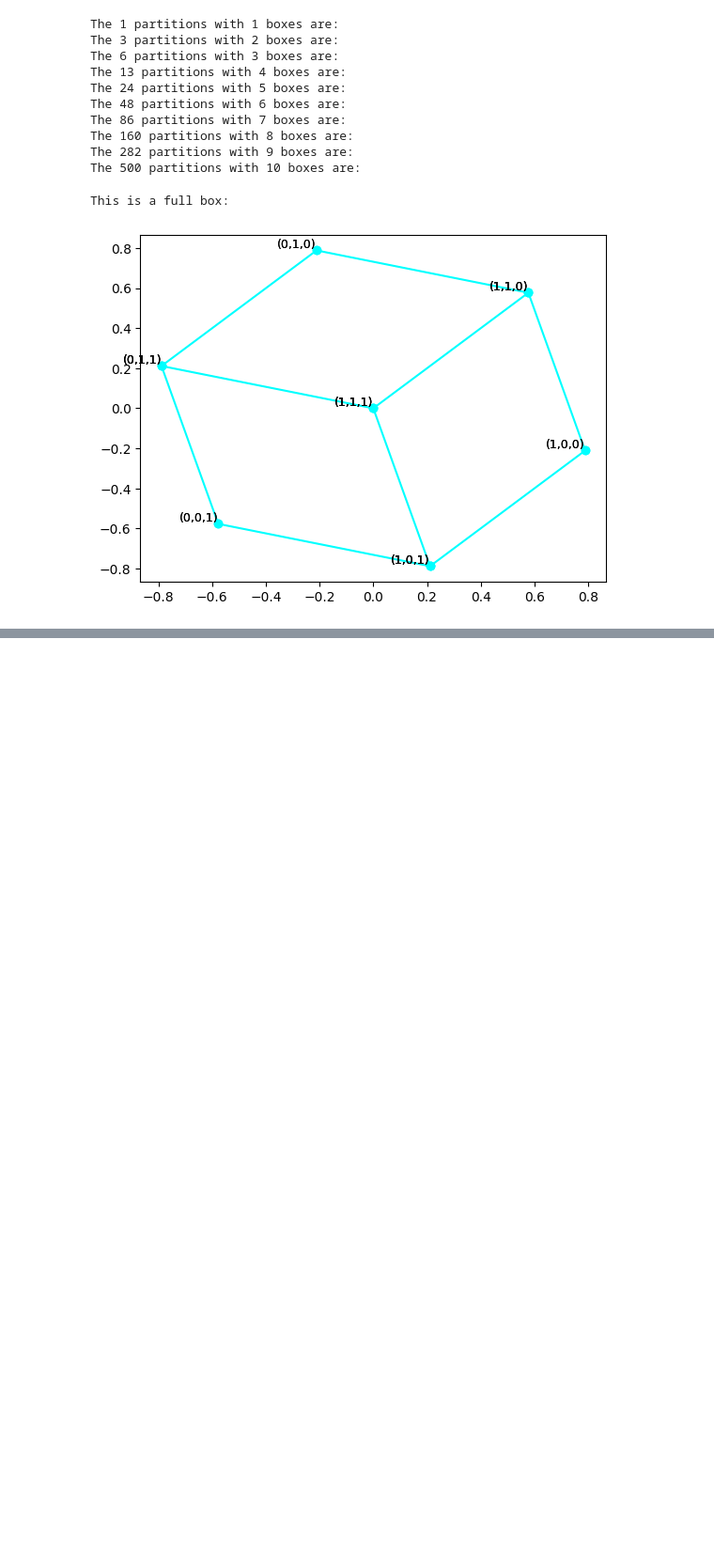
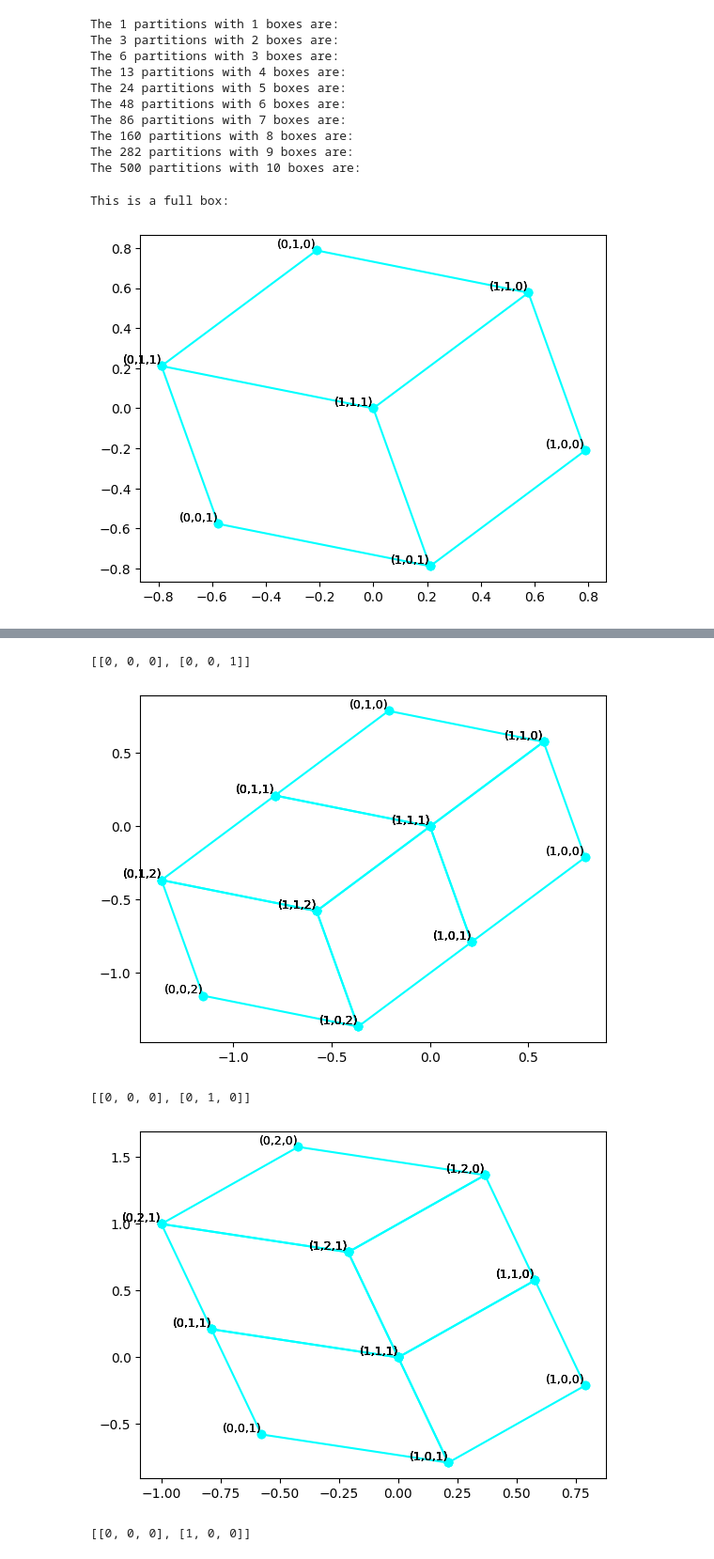
Before and after one commit to megboes/groves-research, a Jupyter notebook: groves.ipynb, the cells around one changed output, grey strips where cells are left out. Shown: that part at 94% size. Saved outputs shown, nothing was run; the diff lists cells and outputs as text; code cells hidden in the pictures; blank space fills up the shorter version.

```diff
--- a/groves.ipynb
+++ b/groves.ipynb
@@ -160,8 +160,7 @@ This is a full box:
 [figure]
 # %%
 #prints image of each partition
-def prints_image_of_partition(partition):
-  fig, ax = plt.subplots()
+def prints_image_of_partition(partition, fig, ax):
   for box in partition:
     a,b,c = box
     if [a,b,c+1] not in partition:
@@ -169,17 +168,14 @@ def prints_image_of_partition(partition):
       adds_segment_from_3(a,b,c+1,a+1,b,c+1)
       adds_segment_from_3(a,b+1,c+1,a+1,b+1,c+1)
       adds_segment_from_3(a+1,b,c+1,a+1,b+1,c+1)
+    if [a,b+1,c] not in partition:
+      adds_segment_from_3(a,b+1,c,a,b+1,c+1)
+      adds_segment_from_3(a,b+1,c,a+1,b+1,c)
+      adds_segment_from_3(a,b+1,c+1,a+1,b+1,c+1)
+      adds_segment_from_3(a+1,b+1,c,a+1,b+1,c+1)
+    if [a+1,b,c] not in partition:
+      adds_segment_from_3(a+1,b,c,a+1,b,c+1)
+      adds_segment_from_3(a+1,b,c,a+1,b+1,c)
+      adds_segment_from_3(a+1,b,c+1,a+1,b+1,c+1)
+      adds_segment_from_3(a+1,b+1,c,a+1,b+1,c+1)
   plt.show()
-# %%
-for pi in master_pi[2]:
-  print(pi)
-  prints_image_of_partition(pi)
-  fig, ax = plt.subplots()
-  for box in pi:
-    a,b,c = box
-    if [a,b,c+1] not in pi:
-      adds_segment_from_3(a,b,c+1,a,b+1,c+1)
-      adds_segment_from_3(a,b,c+1,a+1,b,c+1)
-      adds_segment_from_3(a,b+1,c+1,a+1,b+1,c+1)
-      adds_segment_from_3(a+1,b,c+1,a+1,b+1,c+1)
-  plt.show()
@@ -195,0 +182,11 @@ for pi in master_pi[2]:
+# %%
+for pi in master_pi[2]:
+  print(pi)
+  fig, ax = plt.subplots()
+  prints_image_of_partition(pi, fig, ax)
+# %% [output]
+[[0, 0, 0], [0, 0, 1]]
+[figure, added]
+[[0, 0, 0], [0, 1, 0]]
+[figure, added]
+[[0, 0, 0], [1, 0, 0]]
```
Also changed, not shown: parts of 2 cells of this notebook.
